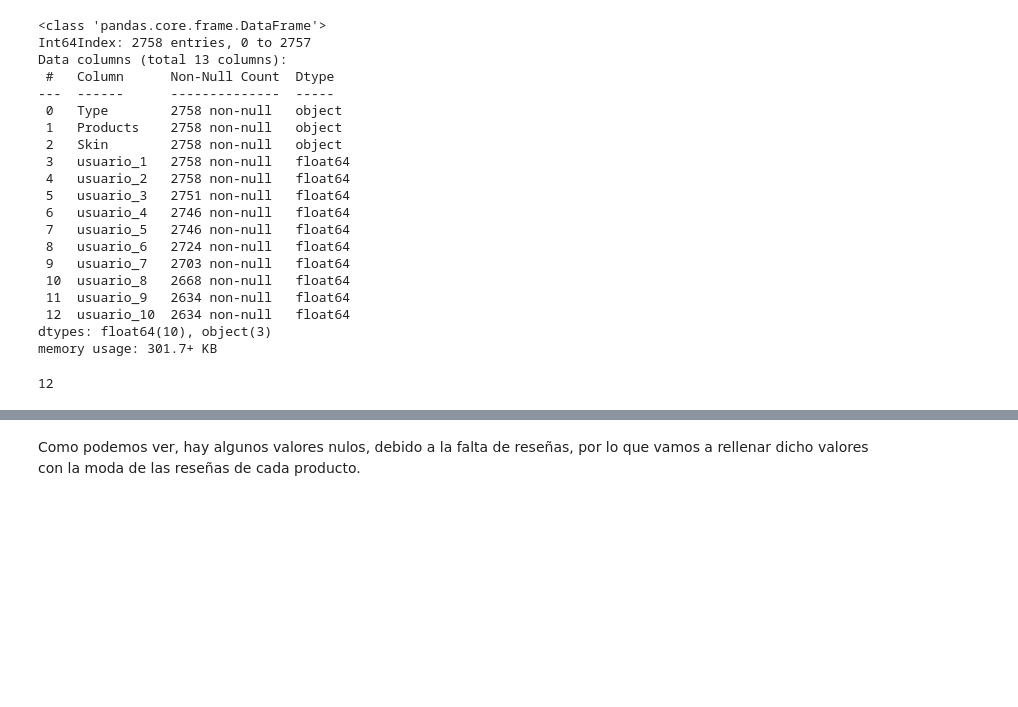
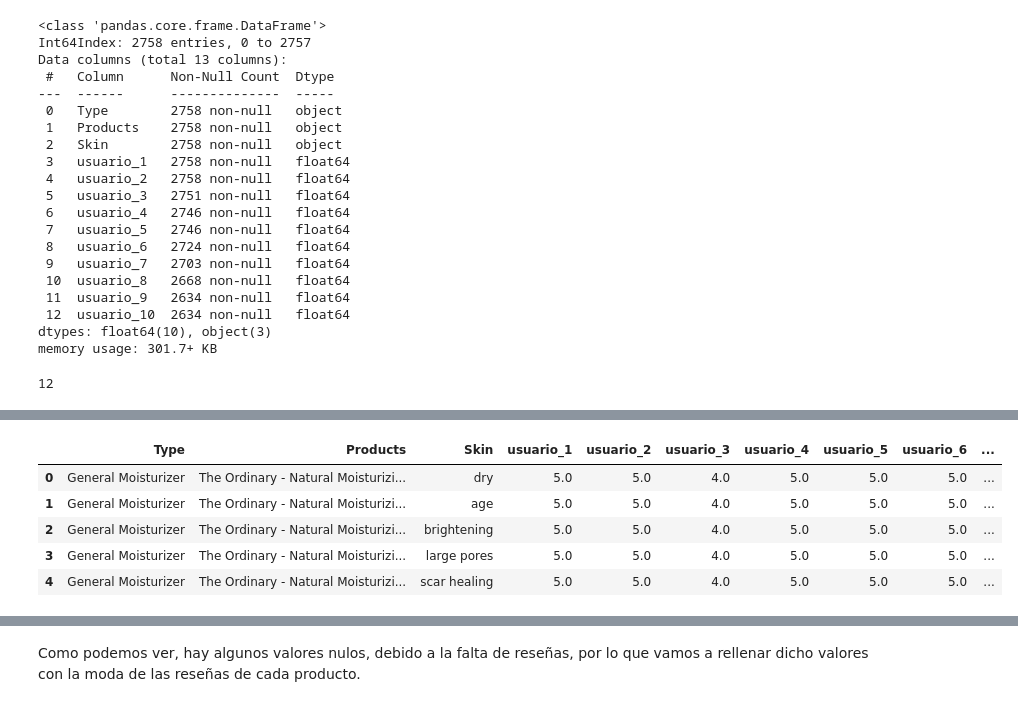
Before and after one commit to cristina-apostol/Skinbot-ML, a Jupyter notebook: LIMPIEZA RATINGS.ipynb, the cells around one changed output, grey strips where cells are left out. Drawn from its saved outputs; the diff is of its cells as text; code cells hidden in the pictures; blank space fills up the shorter version.

```diff
--- a/LIMPIEZA RATINGS.ipynb
+++ b/LIMPIEZA RATINGS.ipynb
@@ -251,2 +251,13 @@ merged.loc[merged["usuario_4"].isnull()]
 # %%
-#cols = [col for col in merged.columns if col not in ['Type', 'Products', 'Skin']]
+cols = [col for col in merged.columns if col not in ['Type', 'Products', 'Skin']]
+# %%
+merged['mean'] = merged[cols].mean(axis=1)[0]
+# %%
+merged.head()
+# %% [output]
+|  | Type | Products | Skin | usuario_1 | usuario_2 | usuario_3 | usuario_4 | usuario_5 | usuario_6 | ... |
+| 0 | General Moisturizer | The Ordinary - Natural Moisturizi... | dry | 5.0 | 5.0 | 4.0 | 5.0 | 5.0 | 5.0 | ... |
+| 1 | General Moisturizer | The Ordinary - Natural Moisturizi... | age | 5.0 | 5.0 | 4.0 | 5.0 | 5.0 | 5.0 | ... |
+| 2 | General Moisturizer | The Ordinary - Natural Moisturizi... | brightening | 5.0 | 5.0 | 4.0 | 5.0 | 5.0 | 5.0 | ... |
+| 3 | General Moisturizer | The Ordinary - Natural Moisturizi... | large pores | 5.0 | 5.0 | 4.0 | 5.0 | 5.0 | 5.0 | ... |
+| 4 | General Moisturizer | The Ordinary - Natural Moisturizi... | scar healing | 5.0 | 5.0 | 4.0 | 5.0 | 5.0 | 5.0 | ... |
```
Also changed, not shown: parts of 2 cells of this notebook.
